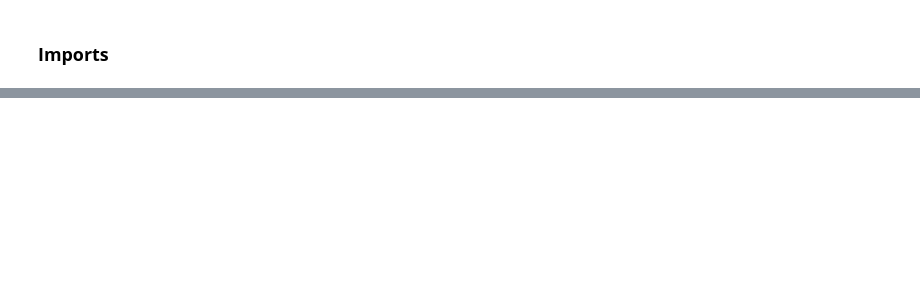
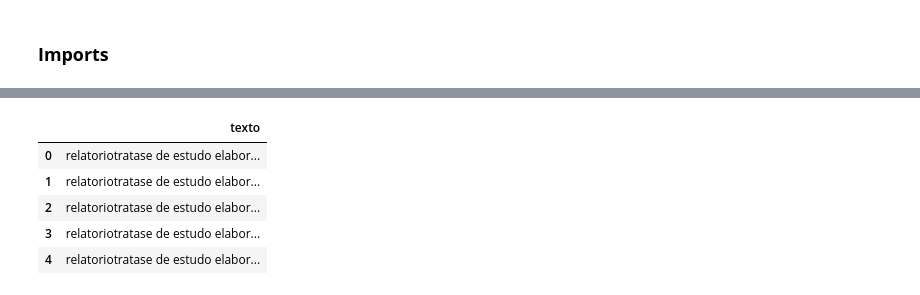
Before and after one commit to Leonardo-ripes/t2_introducao_pln_word2vec_similarity, a Jupyter notebook: src/01_corpus_treatment.ipynb, the cells around one changed output, grey strips where cells are left out. Cells and saved outputs as stored; diff of their text form; code cells hidden in the pictures; blank space fills up the shorter version.

```diff
--- a/src/01_corpus_treatment.ipynb
+++ b/src/01_corpus_treatment.ipynb
@@ -41,10 +82,17 @@ display(df_oab_exams['texto'].iloc[0])
 # %%
 # Concatenando apenas as colunas texto dos três dataframes
-df_corpus = pd.concat([
+df_corpus_direito = pd.concat([
     df_juris_tcu['texto'],
     df_portuguese_legal_sentences['texto'],
     df_oab_exams['texto']
-], ignore_index=True)
+], ignore_index=True).to_frame(name="texto")
 
-display(df_corpus.head())
+display(df_corpus_direito.head())
+# %% [output]
+|  | texto |
+| 0 | relatoriotratase de estudo elabor... |
+| 1 | relatoriotratase de estudo elabor... |
+| 2 | relatoriotratase de estudo elabor... |
+| 3 | relatoriotratase de estudo elabor... |
+| 4 | relatoriotratase de estudo elabor... |
 # %%
```
Also changed, not shown: parts of 26 cells of this notebook.
